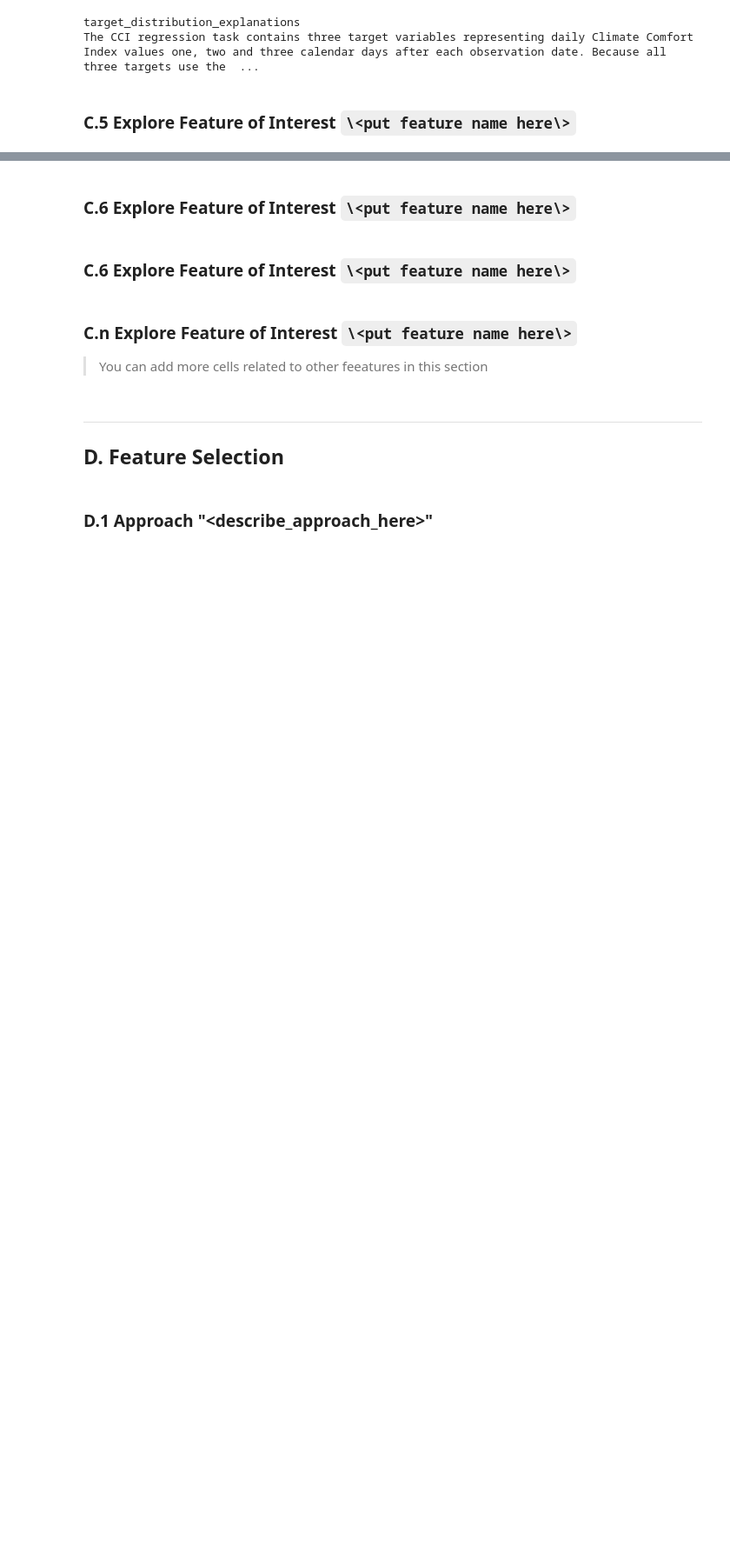
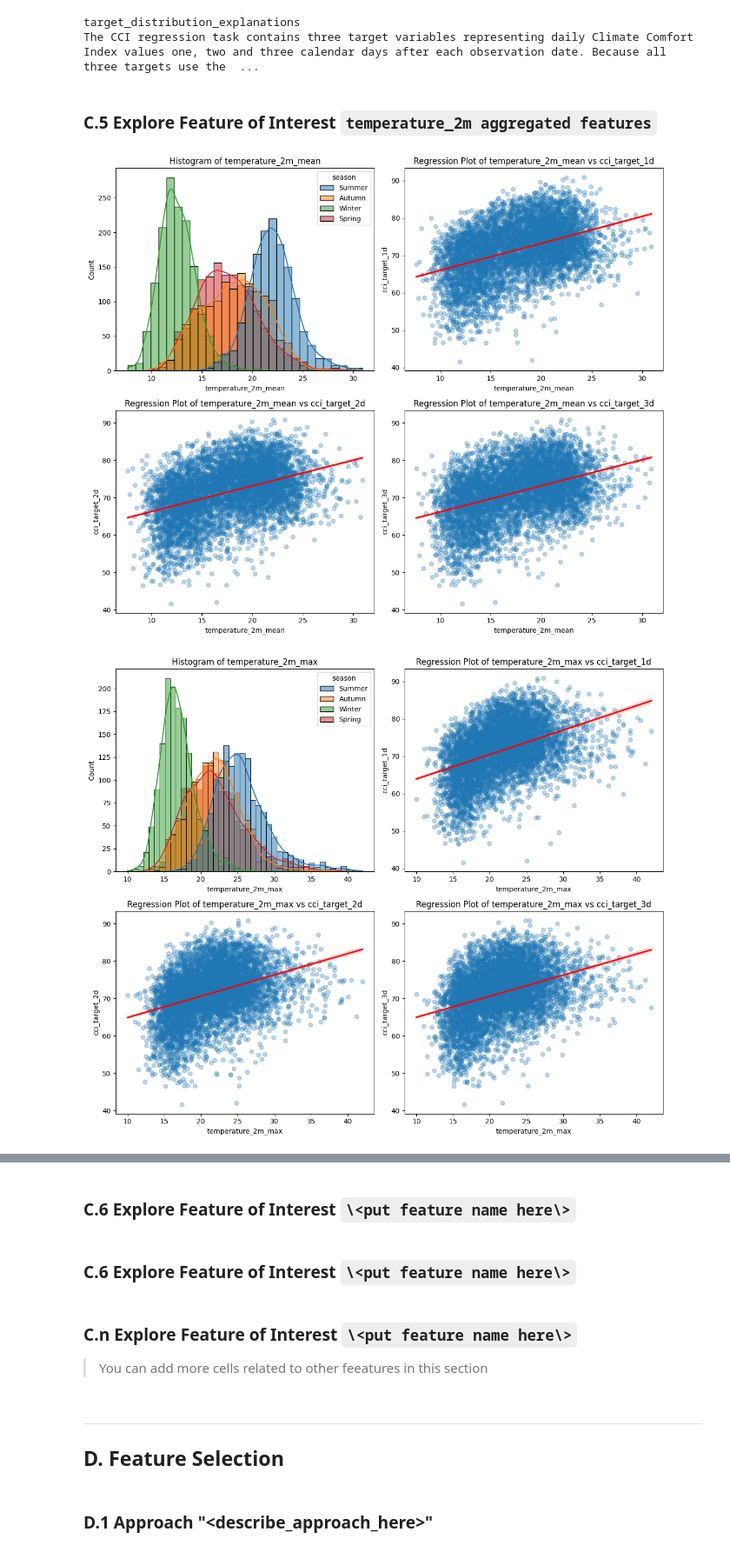
Before and after one commit to RP28/36120-26SP-AT2-26294153-experiments, a Jupyter notebook: notebooks/comfort_climate/36120_26SP_AT2_26294153_experiment_1.ipynb, the cells around one changed output, grey strips where cells are left out. Shown at 87% size. Saved outputs shown, nothing was run; the diff lists cells and outputs as text; code cells hidden in the pictures; blank space fills up the shorter version.

```diff
--- a/notebooks/comfort_climate/36120_26SP_AT2_26294153_experiment_1.ipynb
+++ b/notebooks/comfort_climate/36120_26SP_AT2_26294153_experiment_1.ipynb
@@ -312,4 +313,4 @@ print_tile(size="h3", key='target_distribution_explanations', value=target_distr
 target_distribution_explanations
 The CCI regression task contains three target variables representing daily Climate Comfort Index values one, two and three calendar days after each observation date. Because all three targets use the  ...
 # %% [markdown]
-### C.5 Explore Feature of Interest `\<put feature name here\>`
+### C.5 Explore Feature of Interest `temperature_2m aggregated features`
@@ -317,0 +317,29 @@ The CCI regression task contains three target variables representing daily Clima
+# %%
+season_map = {
+    12: "Summer", 1: "Summer", 2: "Summer",
+    3: "Autumn", 4: "Autumn", 5: "Autumn",
+    6: "Winter", 7: "Winter", 8: "Winter",
+    9: "Spring", 10: "Spring", 11: "Spring",
+}
+
+eda_weather_df = weather_df.assign(
+    season=weather_df["time"].dt.month.map(season_map)
+)
+# %%
+@plot_recipe
+@numerical
+@histogram(bins="auto", kde=True, hue="season")
+@regplot("cci_target_1d", scatter_kws={"alpha": 0.3}, line_kws={"color": "red"})
+@regplot("cci_target_2d", scatter_kws={"alpha": 0.3}, line_kws={"color": "red"})
+@regplot("cci_target_3d", scatter_kws={"alpha": 0.3}, line_kws={"color": "red"})
+def numerical_overview():
+    pass
+
+numerical_rplots = RepeatablePlots(eda_weather_df).use(numerical_overview)
+# %%
+temperature_2m_features = ['temperature_2m_mean', 'temperature_2m_max', 'temperature_2m_min', 'temperature_2m_median']
+for feature in temperature_2m_features:
+    fig = numerical_rplots.render(feature)
+# %% [output]
+[figure, added]
+[figure, added]
```
Also changed, not shown: parts of 7 cells of this notebook, 2 other files.
